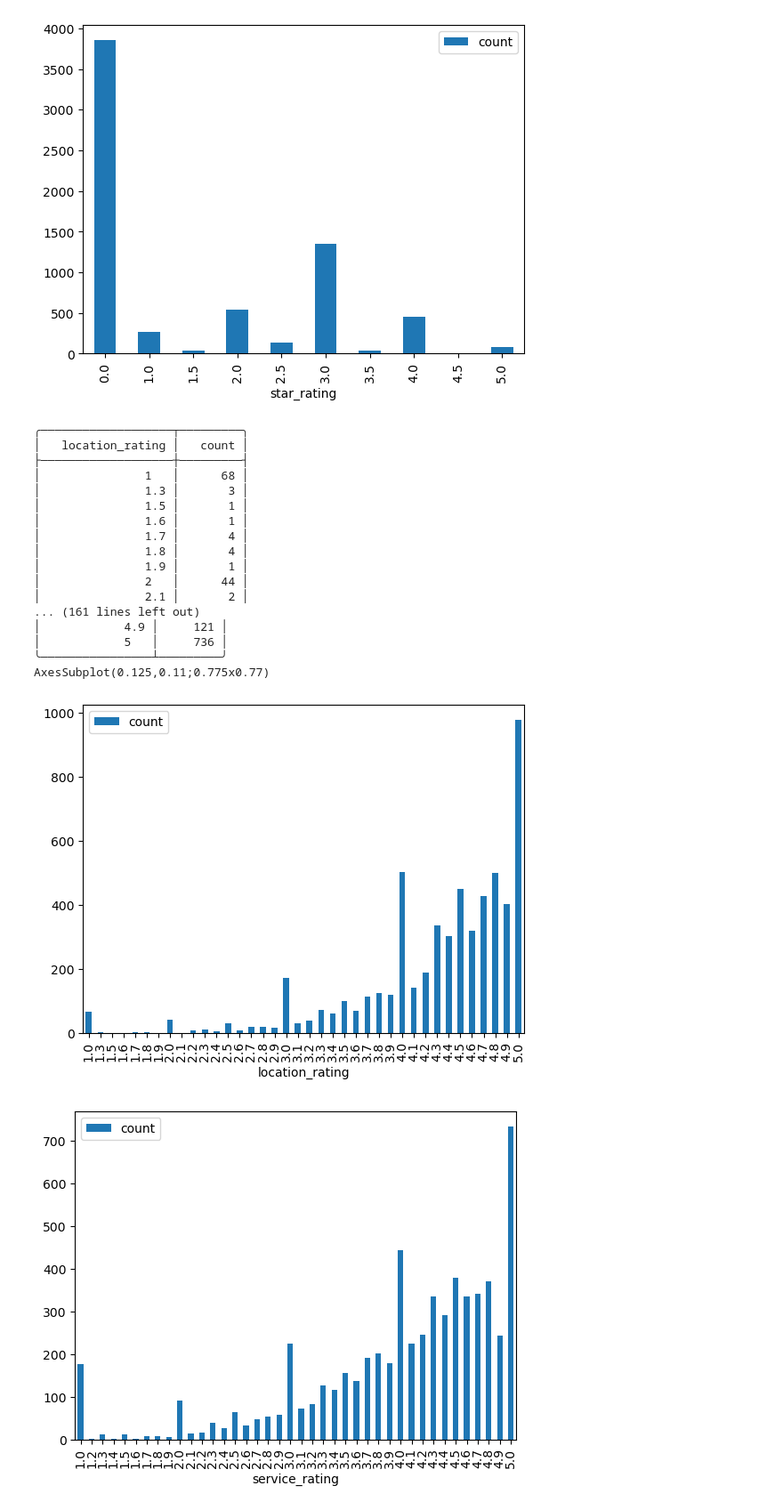
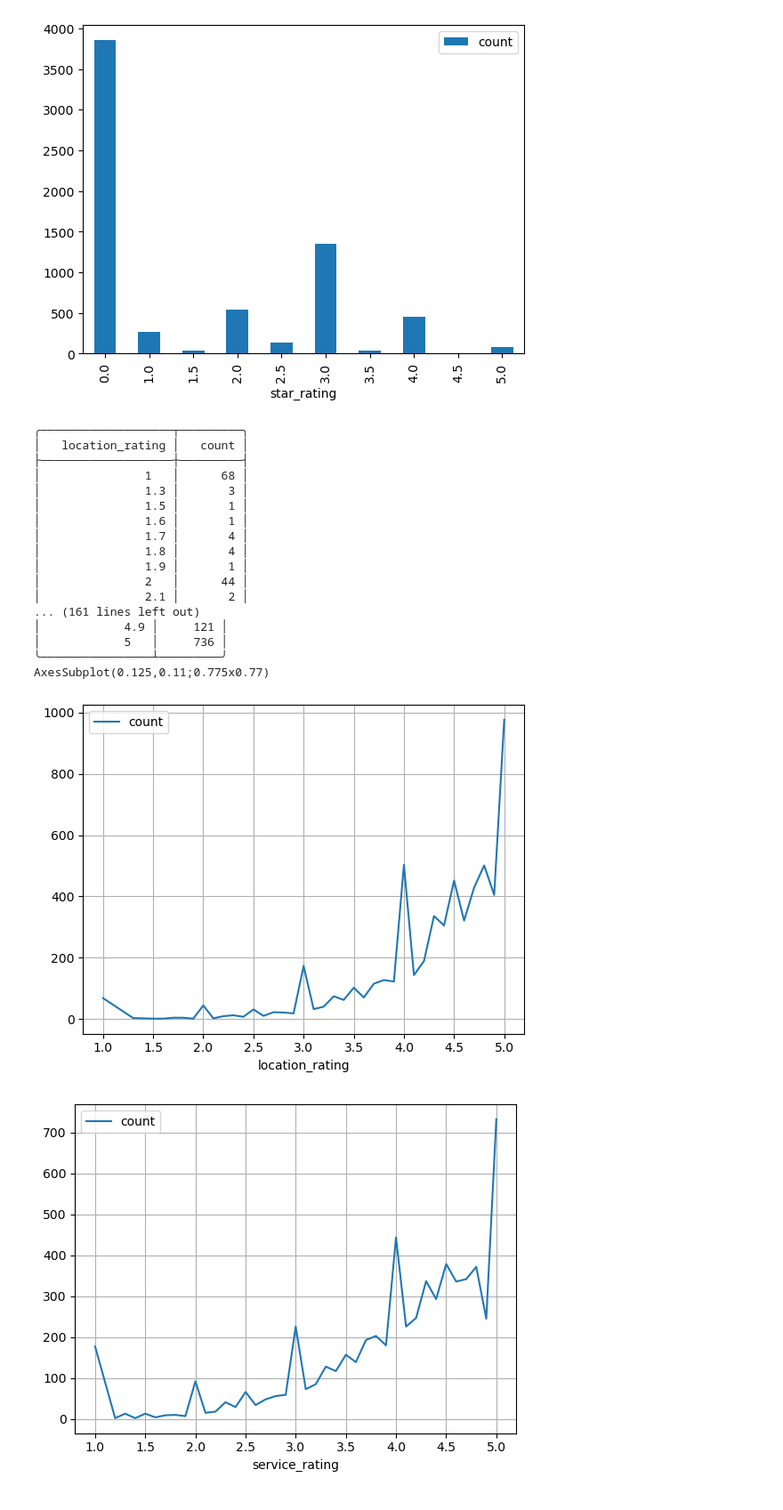
Before and after one commit to rbtroselli/hotel-city-classifier, a Jupyter notebook: analysis_eda.ipynb, the cells around one changed output. Shown at 89% size. Drawn from its saved outputs; the diff is of its cells as text; code cells hidden in the pictures.

```diff
--- a/analysis_eda.ipynb
+++ b/analysis_eda.ipynb
@@ -96,8 +97,8 @@ AxesSubplot(0.125,0.11;0.775x0.77)
 query = 'select location_rating, count(*) as count from hotel where location_rating != -1 group by location_rating order by location_rating'
 df = get_df(query)
 
-plot = df.to_markdown(tablefmt='rounded_outline', index=False)
-table = df.plot.bar(x='location_rating', y='count')
+table = df.to_markdown(tablefmt='rounded_outline', index=False)
+plot = df.plot.line(x='location_rating', y='count', grid=True)
 
 print(plot)
 print(table)
@@ -106,8 +107,8 @@ print(table)
 query = 'select service_rating, count(*) as count from hotel where service_rating != -1 group by service_rating order by service_rating'
 df = get_df(query)
 
-plot = df.to_markdown(tablefmt='rounded_outline', index=False)
-table = df.plot.bar(x='service_rating', y='count')
+table = df.to_markdown(tablefmt='rounded_outline', index=False)
+plot = df.plot.line(x='service_rating', y='count', grid=True)
 
 print(plot)
 print(table)
@@ -116,38 +117,38 @@ print(table)
 query = 'select cleanliness_rating, count(*) as count from hotel where cleanliness_rating != -1 group by cleanliness_rating order by cleanliness_rating'
 df = get_df(query)
 
-plot = df.to_markdown(tablefmt='rounded_outline', index=False)
-table = df.plot.bar(x='cleanliness_rating', y='count')
+table = df.to_markdown(tablefmt='rounded_outline', index=False)
+plot = df.plot.line(x='cleanliness_rating', y='count', grid=True)
 
 print(plot)
 print(table)
 
 
 query = 'select value_rating, count(*) as count from hotel where value_rating != -1 group by value_rating order by value_rating'
 df = get_df(query)
 
-plot = df.to_markdown(tablefmt='rounded_outline', index=False)
-table = df.plot.bar(x='value_rating', y='count')
+table = df.to_markdown(tablefmt='rounded_outline', index=False)
+plot = df.plot.line(x='value_rating', y='count', grid=True)
 
 print(plot)
 print(table)
 # %% [output]
 ╭───────────────────┬─────────╮
 │   location_rating │   count │
 ├───────────────────┼─────────┤
 │               1   │      68 │
 │               1.3 │       3 │
 │               1.5 │       1 │
 │               1.6 │       1 │
 │               1.7 │       4 │
 │               1.8 │       4 │
 │               1.9 │       1 │
 │               2   │      44 │
 │               2.1 │       2 │
 ... (161 lines left out)
 │            4.9 │     121 │
 │            5   │     736 │
 ╰────────────────┴─────────╯
 AxesSubplot(0.125,0.11;0.775x0.77)
-[figure, old version]
+[figure, new version]
-[figure, old version]
+[figure, new version]
```
Also changed, not shown: parts of 13 cells of this notebook.
